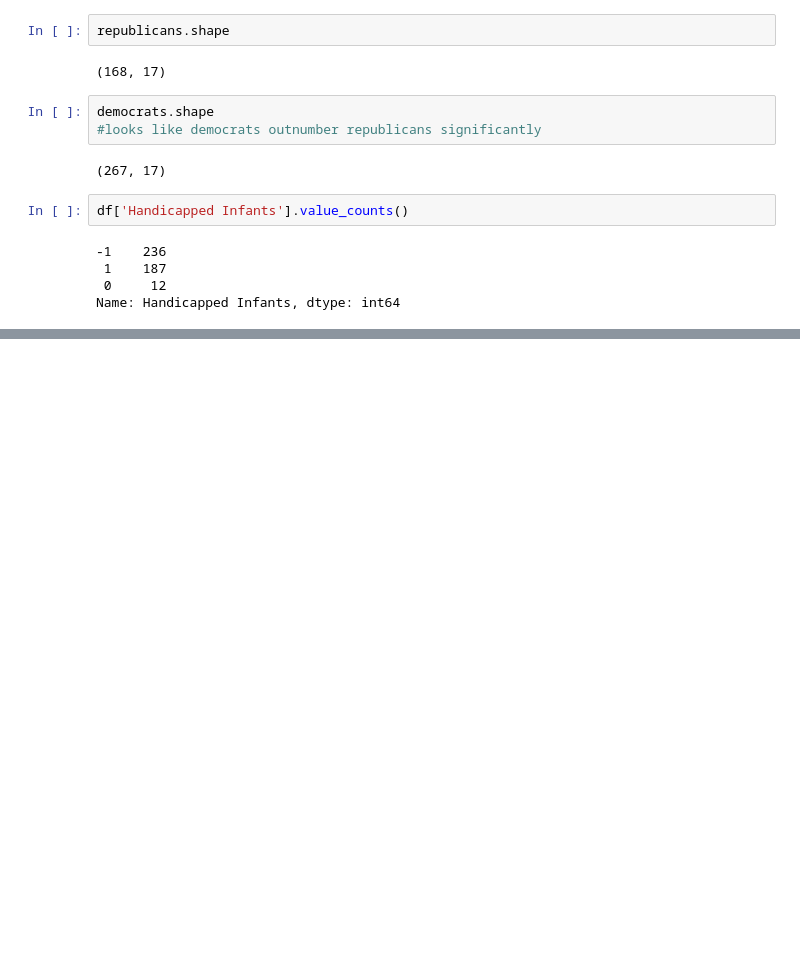
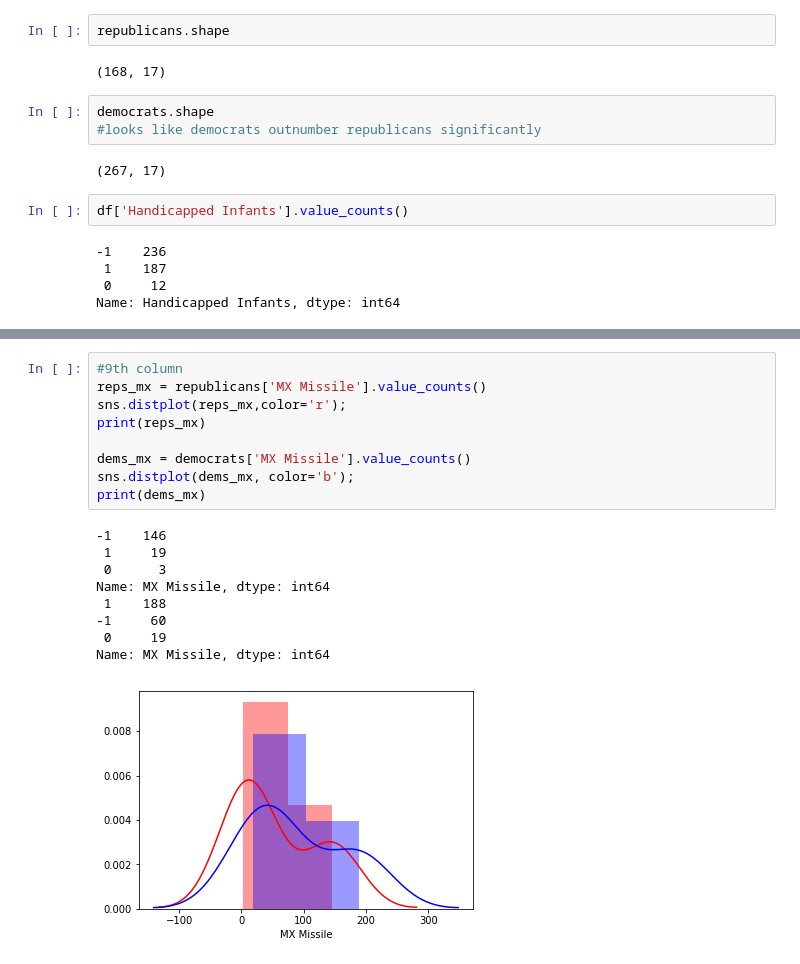
Before and after one commit to npgeorge/DS-Unit-1-Sprint-3-Statistical-Tests-and-Experiments, a Jupyter notebook: Nicholas_George_LS_DS_131_Statistics_Probability_Assignment.ipynb, the cells around one changed output, grey strips where cells are left out. Saved outputs shown, nothing was run; the diff lists cells and outputs as text; blank space fills up the shorter version.

```diff
--- a/Nicholas_George_LS_DS_131_Statistics_Probability_Assignment.ipynb
+++ b/Nicholas_George_LS_DS_131_Statistics_Probability_Assignment.ipynb
@@ -236,0 +275,19 @@ Name: Religious Groups in Schools, dtype: int64
+# %%
+#9th column
+reps_mx = republicans['MX Missile'].value_counts()
+sns.distplot(reps_mx,color='r');
+print(reps_mx)
+
+dems_mx = democrats['MX Missile'].value_counts()
+sns.distplot(dems_mx, color='b');
+print(dems_mx)
+# %% [output]
+-1    146
+ 1     19
+ 0      3
+Name: MX Missile, dtype: int64
+ 1    188
+-1     60
+ 0     19
+Name: MX Missile, dtype: int64
+[figure, added]
```
Also changed, not shown: parts of 16 cells of this notebook.
